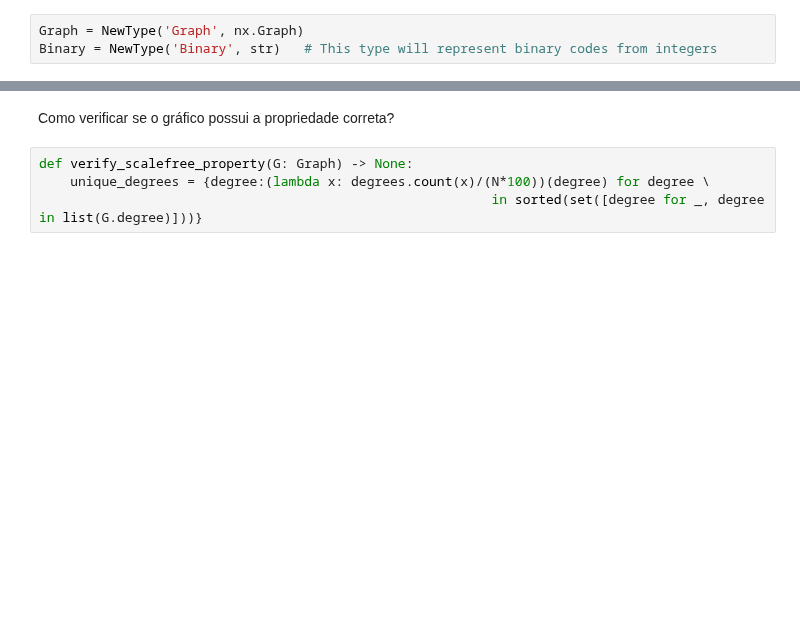
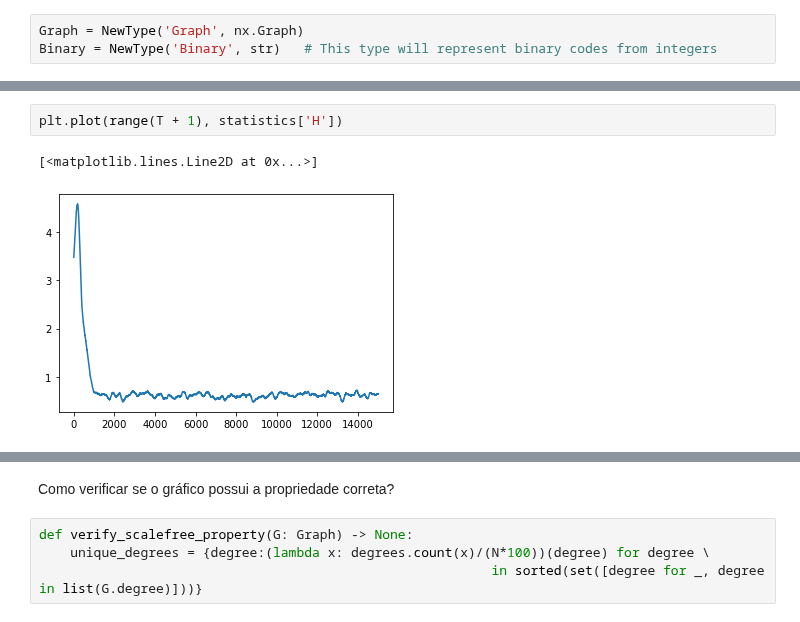
Before and after one commit to patrick-oliveira/EntropiaGrafos, a Jupyter notebook: Modelo.ipynb, the cells around one changed output, grey strips where cells are left out. Drawn from its saved outputs; the diff is of its cells as text; blank space fills up the shorter version.

```diff
--- a/Modelo.ipynb
+++ b/Modelo.ipynb
@@ -13,0 +83,5 @@ Binary = NewType('Binary', str)   # This type will represent binary codes from i
+# %%
+plt.plot(range(T + 1), statistics['H'])
+# %% [output]
+[<matplotlib.lines.Line2D at 0x...>]
+[figure, added]
```
Also changed, not shown: parts of 37 cells of this notebook.
